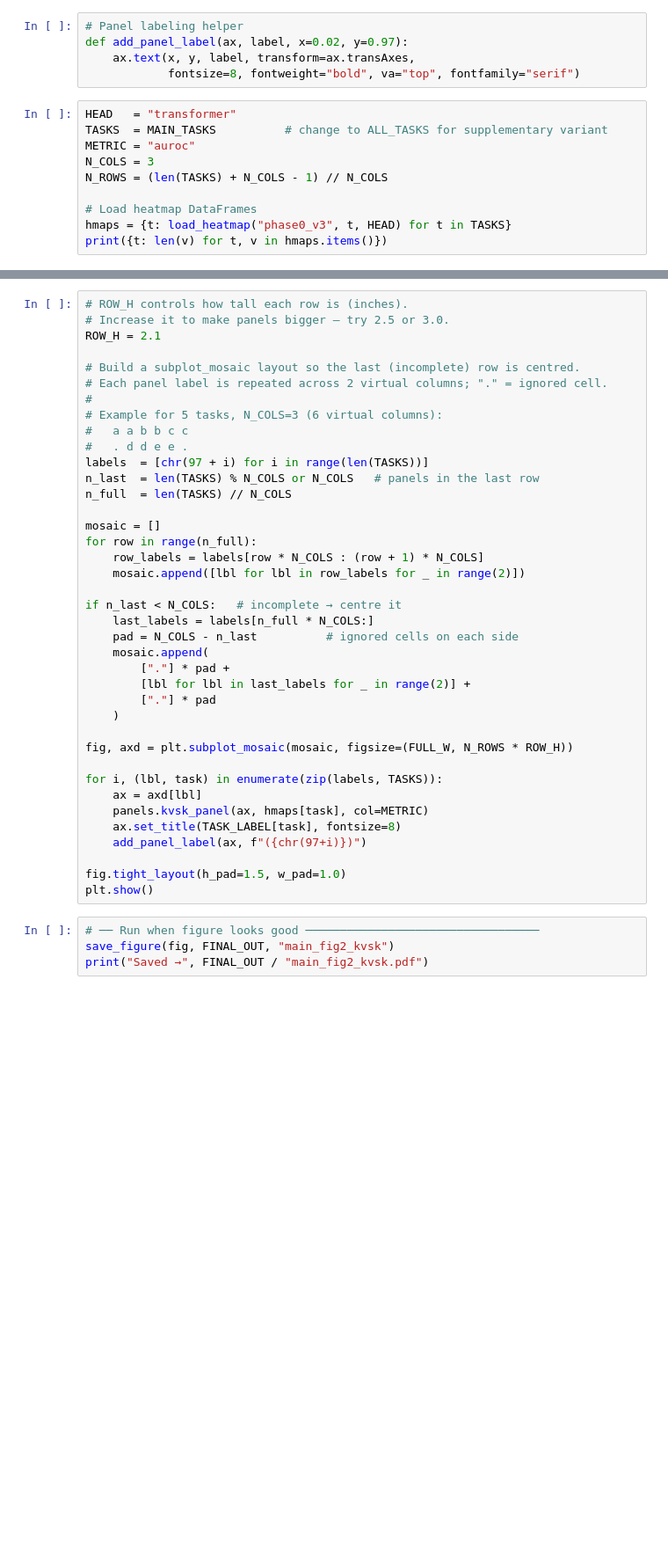
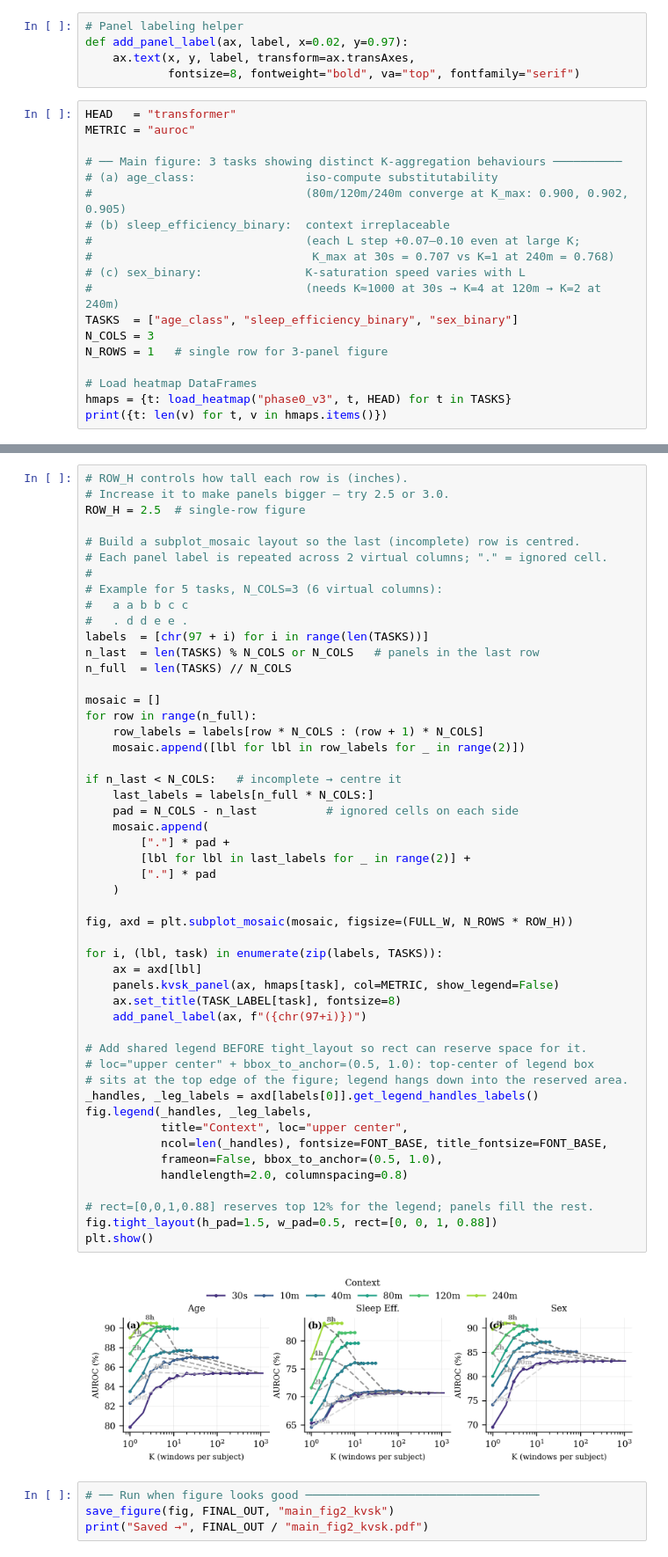
Before and after one commit to boshrakh95/NSRR-tools, a Jupyter notebook: results/paper_figures/notebooks/main_fig2_kvsk.ipynb, the cells around one changed output, grey strips where cells are left out. Shown at 88% size. Saved outputs shown, nothing was run; the diff lists cells and outputs as text; blank space fills up the shorter version.

Commit message:
Updated main figures to look cleaner and kept few task s for main and moved the rest to supp, updated text accordingly (for fig2,3,4 for now)

```diff
--- a/results/paper_figures/notebooks/main_fig2_kvsk.ipynb
+++ b/results/paper_figures/notebooks/main_fig2_kvsk.ipynb
@@ -63,10 +71,19 @@ def add_panel_label(ax, label, x=0.02, y=0.97):
             fontsize=8, fontweight="bold", va="top", fontfamily="serif")
 # %%
 HEAD   = "transformer"
-TASKS  = MAIN_TASKS          # change to ALL_TASKS for supplementary variant
 METRIC = "auroc"
+
+# ── Main figure: 3 tasks showing distinct K-aggregation behaviours ──────────
+# (a) age_class:                iso-compute substitutability
+#                               (80m/120m/240m converge at K_max: 0.900, 0.902, 0.905)
+# (b) sleep_efficiency_binary:  context irreplaceable
+#                               (each L step +0.07–0.10 even at large K;
+#                                K_max at 30s = 0.707 vs K=1 at 240m = 0.768)
+# (c) sex_binary:               K-saturation speed varies with L
+#                               (needs K≈1000 at 30s → K=4 at 120m → K=2 at 240m)
+TASKS  = ["age_class", "sleep_efficiency_binary", "sex_binary"]
 N_COLS = 3
-N_ROWS = (len(TASKS) + N_COLS - 1) // N_COLS
+N_ROWS = 1   # single row for 3-panel figure
 
 # Load heatmap DataFrames
 hmaps = {t: load_heatmap("phase0_v3", t, HEAD) for t in TASKS}
@@ -74,42 +93,55 @@ print({t: len(v) for t, v in hmaps.items()})
 # %%
 # ROW_H controls how tall each row is (inches).
 # Increase it to make panels bigger — try 2.5 or 3.0.
-ROW_H = 2.1
+ROW_H = 2.5  # single-row figure
 
 # Build a subplot_mosaic layout so the last (incomplete) row is centred.
 # Each panel label is repeated across 2 virtual columns; "." = ignored cell.
 #
 # Example for 5 tasks, N_COLS=3 (6 virtual columns):
 #   a a b b c c
 #   . d d e e .
 labels  = [chr(97 + i) for i in range(len(TASKS))]
 n_last  = len(TASKS) % N_COLS or N_COLS   # panels in the last row
 n_full  = len(TASKS) // N_COLS
 
 mosaic = []
 for row in range(n_full):
     row_labels = labels[row * N_COLS : (row + 1) * N_COLS]
     mosaic.append([lbl for lbl in row_labels for _ in range(2)])
 
 if n_last < N_COLS:   # incomplete → centre it
     last_labels = labels[n_full * N_COLS:]
     pad = N_COLS - n_last          # ignored cells on each side
     mosaic.append(
         ["."] * pad +
         [lbl for lbl in last_labels for _ in range(2)] +
         ["."] * pad
     )
 
 fig, axd = plt.subplot_mosaic(mosaic, figsize=(FULL_W, N_ROWS * ROW_H))
 
 for i, (lbl, task) in enumerate(zip(labels, TASKS)):
     ax = axd[lbl]
-    panels.kvsk_panel(ax, hmaps[task], col=METRIC)
+    panels.kvsk_panel(ax, hmaps[task], col=METRIC, show_legend=False)
     ax.set_title(TASK_LABEL[task], fontsize=8)
     add_panel_label(ax, f"({chr(97+i)})")
 
-fig.tight_layout(h_pad=1.5, w_pad=1.0)
+# Add shared legend BEFORE tight_layout so rect can reserve space for it.
+# loc="upper center" + bbox_to_anchor=(0.5, 1.0): top-center of legend box
+# sits at the top edge of the figure; legend hangs down into the reserved area.
+_handles, _leg_labels = axd[labels[0]].get_legend_handles_labels()
+fig.legend(_handles, _leg_labels,
+           title="Context", loc="upper center",
+           ncol=len(_handles), fontsize=FONT_BASE, title_fontsize=FONT_BASE,
+           frameon=False, bbox_to_anchor=(0.5, 1.0),
+           handlelength=2.0, columnspacing=0.8)
+
+# rect=[0,0,1,0.88] reserves top 12% for the legend; panels fill the rest.
+fig.tight_layout(h_pad=1.5, w_pad=0.5, rect=[0, 0, 1, 0.88])
 plt.show()
+# %% [output]
+[figure, added]
 # %%
 # ── Run when figure looks good ──────────────────────────────────
 save_figure(fig, FINAL_OUT, "main_fig2_kvsk")
```
Also changed, not shown: parts of 6 cells of this notebook, 24 other files.
